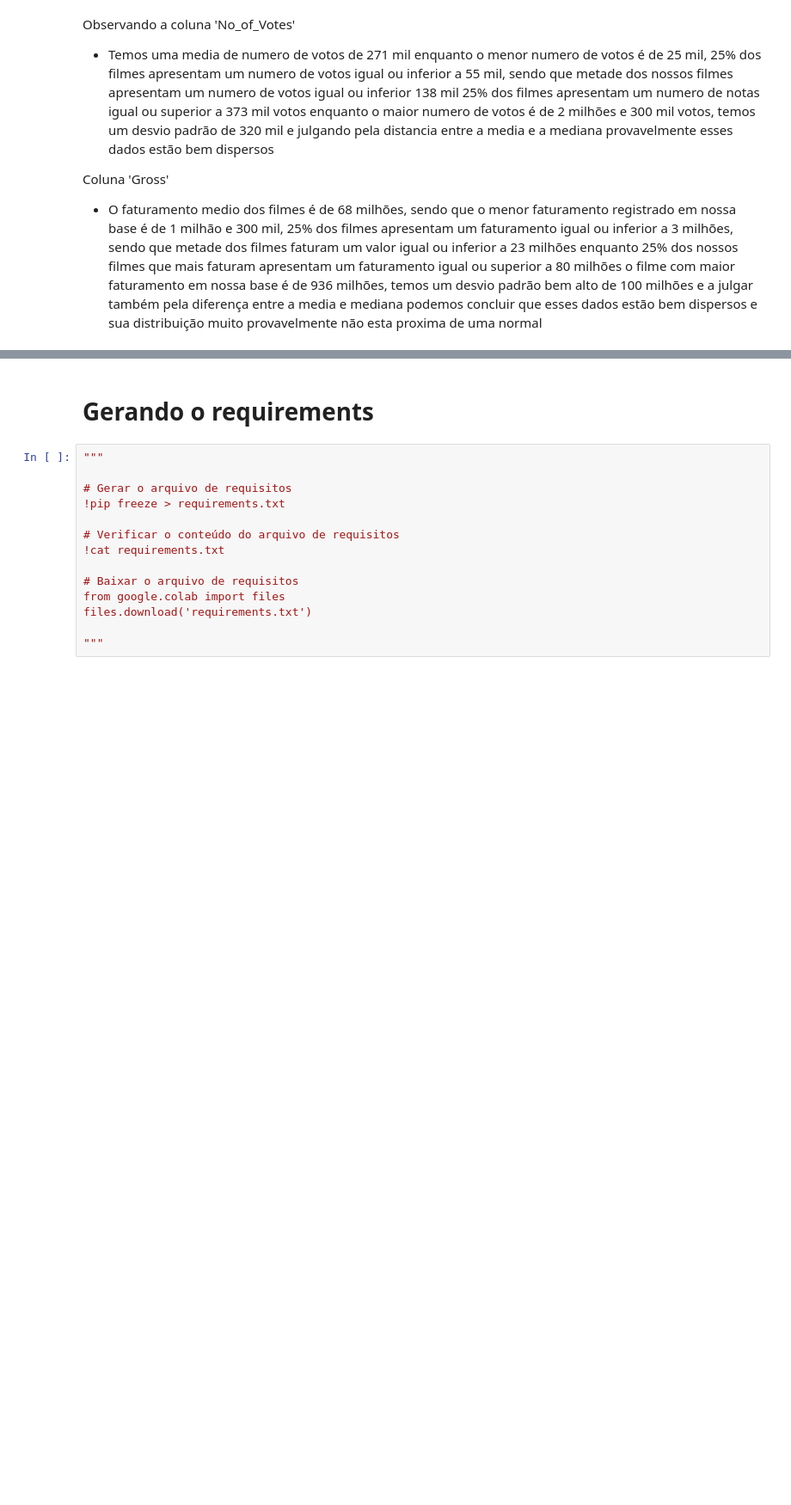
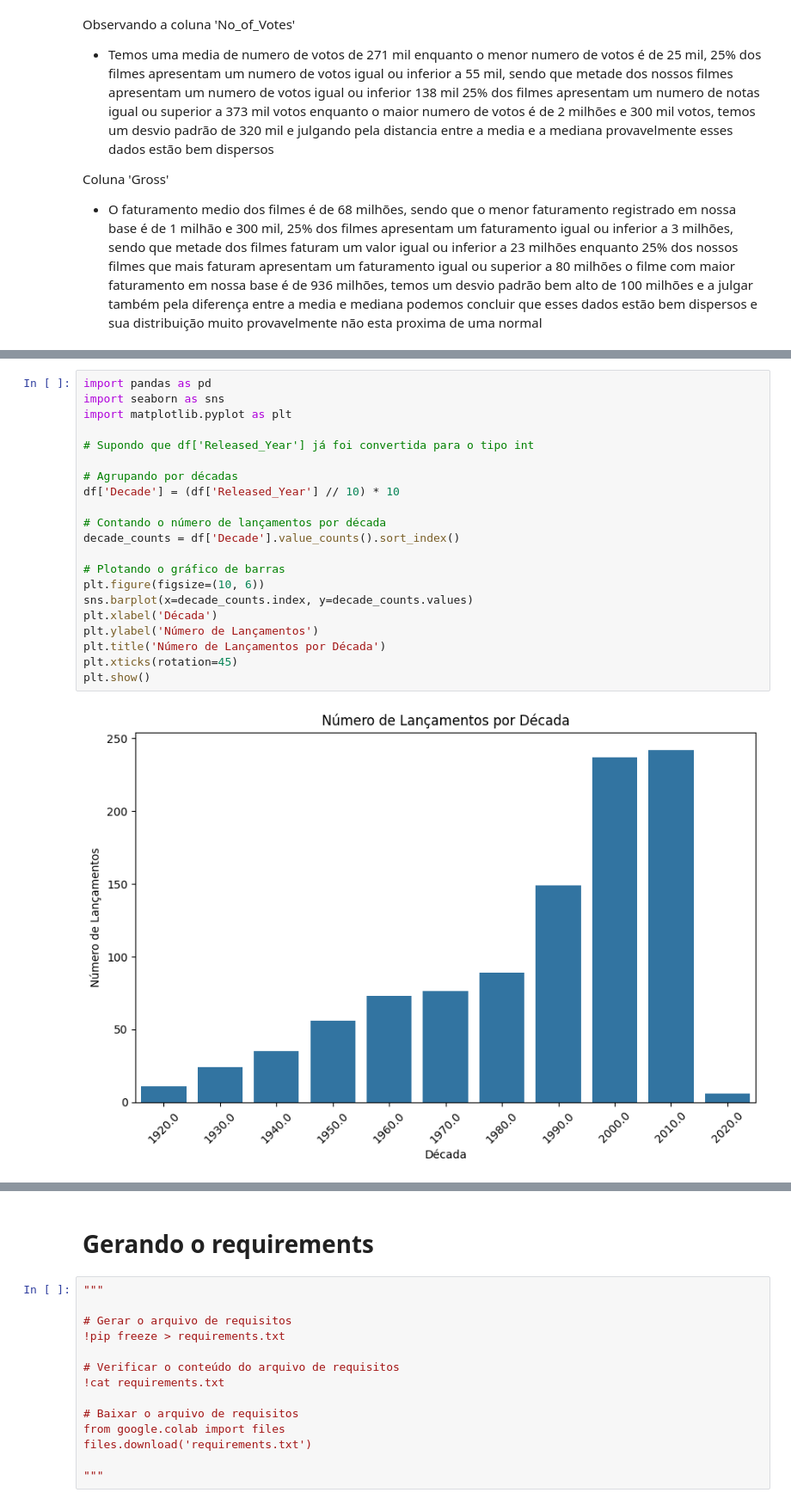
Before and after one commit to JosenildoJunior/Lh_desafio, a Jupyter notebook: Desafio_indicium.ipynb, the cells around one changed output, grey strips where cells are left out. Shown at 86% size. Saved outputs shown, nothing was run; the diff lists cells and outputs as text; blank space fills up the shorter version.

```diff
--- a/Desafio_indicium.ipynb
+++ b/Desafio_indicium.ipynb
@@ -386,0 +426,23 @@ Coluna 'Gross'
+# %%
+import pandas as pd
+import seaborn as sns
+import matplotlib.pyplot as plt
+
+# Supondo que df['Released_Year'] já foi convertida para o tipo int
+
+# Agrupando por décadas
+df['Decade'] = (df['Released_Year'] // 10) * 10
+
+# Contando o número de lançamentos por década
+decade_counts = df['Decade'].value_counts().sort_index()
+
+# Plotando o gráfico de barras
+plt.figure(figsize=(10, 6))
+sns.barplot(x=decade_counts.index, y=decade_counts.values)
+plt.xlabel('Década')
+plt.ylabel('Número de Lançamentos')
+plt.title('Número de Lançamentos por Década')
+plt.xticks(rotation=45)
+plt.show()
+# %% [output]
+[figure, added]
```
Also changed, not shown: parts of 16 cells of this notebook.
